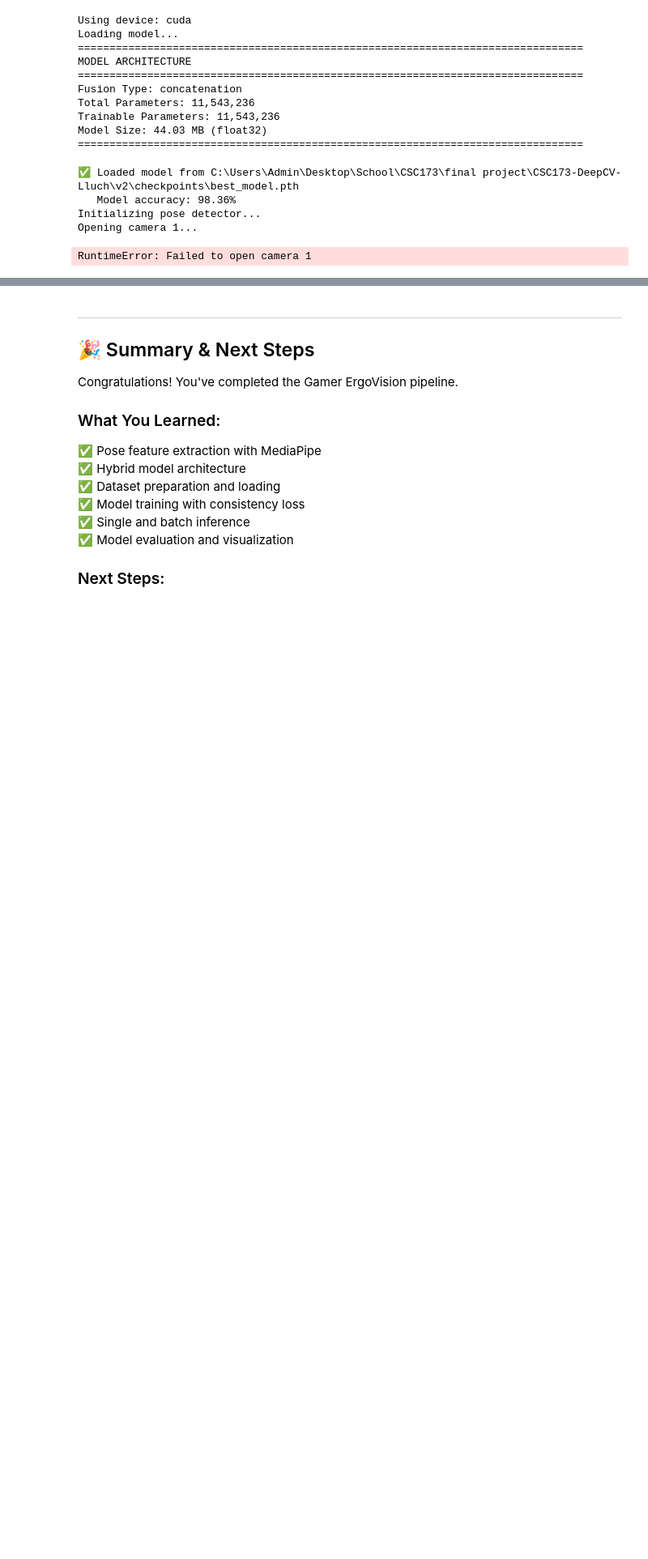
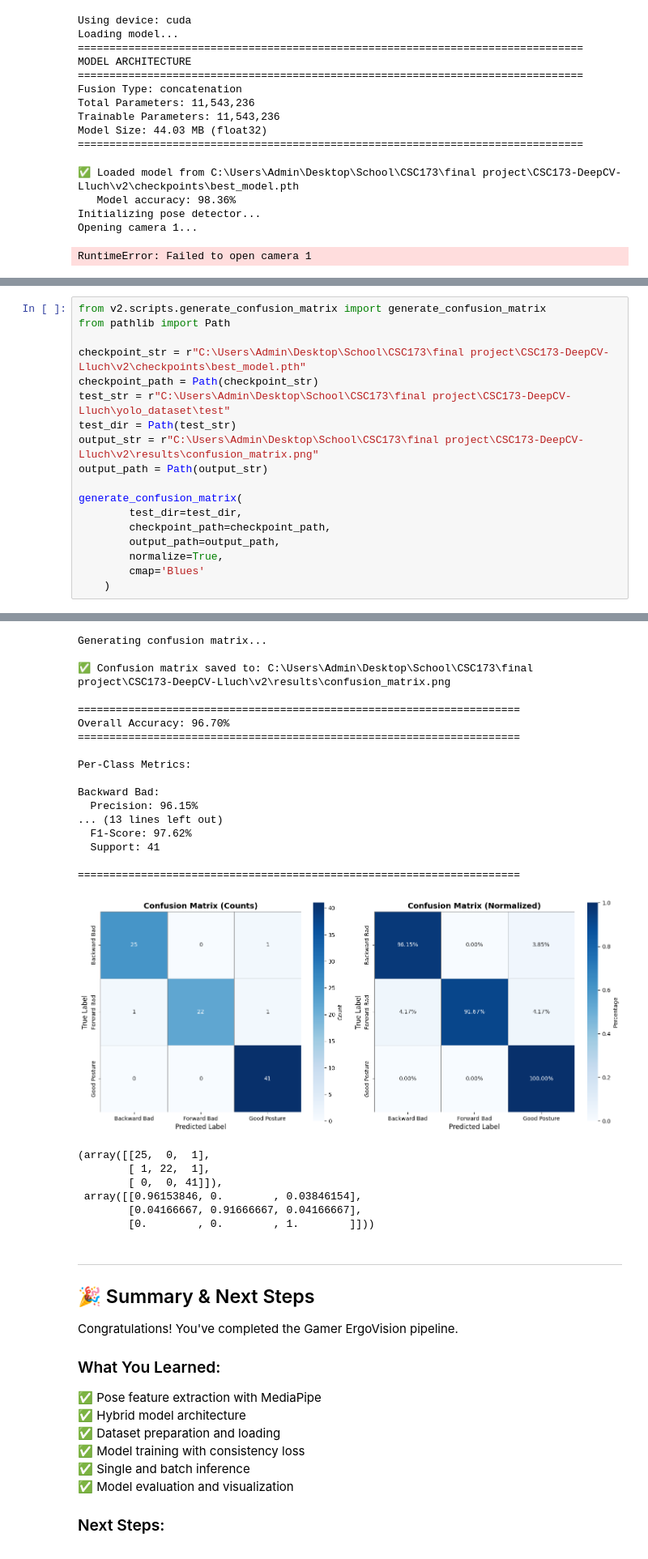
Before and after one commit to RazielLluch/CSC173-DeepCV-Lluch, a Jupyter notebook: main.ipynb, the cells around one changed output, grey strips where cells are left out. Shown at 81% size. Saved outputs shown, nothing was run; the diff lists cells and outputs as text; blank space fills up the shorter version.

```diff
--- a/main.ipynb
+++ b/main.ipynb
@@ -1020,0 +1105,19 @@ RuntimeError: Failed to open camera 1
+# %%
+from v2.scripts.generate_confusion_matrix import generate_confusion_matrix
+from pathlib import Path
+
+checkpoint_str = r"C:\Users\Admin\Desktop\School\CSC173\final project\CSC173-DeepCV-Lluch\v2\checkpoints\best_model.pth"
+checkpoint_path = Path(checkpoint_str)
+test_str = r"C:\Users\Admin\Desktop\School\CSC173\final project\CSC173-DeepCV-Lluch\yolo_dataset\test"
+test_dir = Path(test_str)
+output_str = r"C:\Users\Admin\Desktop\School\CSC173\final project\CSC173-DeepCV-Lluch\v2\results\confusion_matrix.png"
+output_path = Path(output_str)
+
+generate_confusion_matrix(
+        test_dir=test_dir,
+        checkpoint_path=checkpoint_path,
+        output_path=output_path,
+        normalize=True,
+        cmap='Blues'
+    )
+# %% [output]
@@ -1021,3 +1149,27 @@ RuntimeError: Failed to open camera 1
+Generating confusion matrix...
+
+✅ Confusion matrix saved to: C:\Users\Admin\Desktop\School\CSC173\final project\CSC173-DeepCV-Lluch\v2\results\confusion_matrix.png
+
+======================================================================
+Overall Accuracy: 96.70%
+======================================================================
+
+Per-Class Metrics:
+
+Backward Bad:
+  Precision: 96.15%
+... (13 lines left out)
+  F1-Score: 97.62%
+  Support: 41
+
+======================================================================
+[figure, added]
+(array([[25,  0,  1],
+        [ 1, 22,  1],
+        [ 0,  0, 41]]),
+ array([[0.96153846, 0.        , 0.03846154],
+        [0.04166667, 0.91666667, 0.04166667],
+        [0.        , 0.        , 1.        ]]))
 # %% [markdown]
 ---
 ## 🎉 Summary & Next Steps
```
Also changed, not shown: parts of 8 cells of this notebook, 1 other file.
